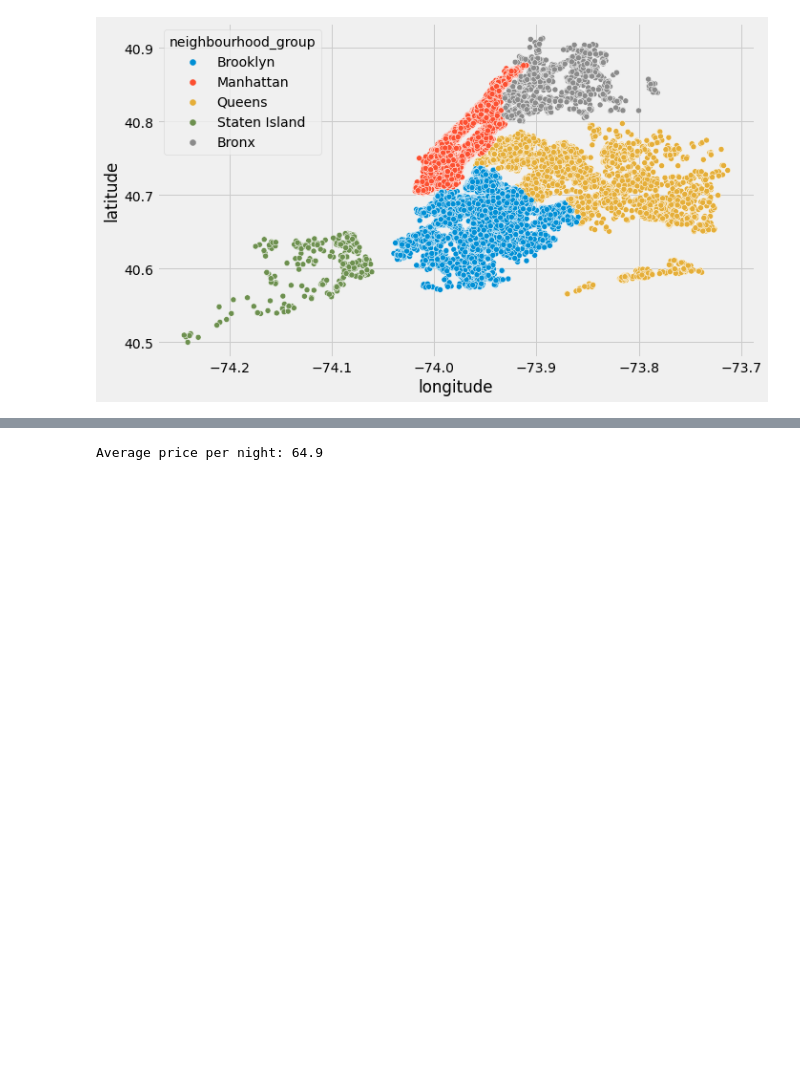
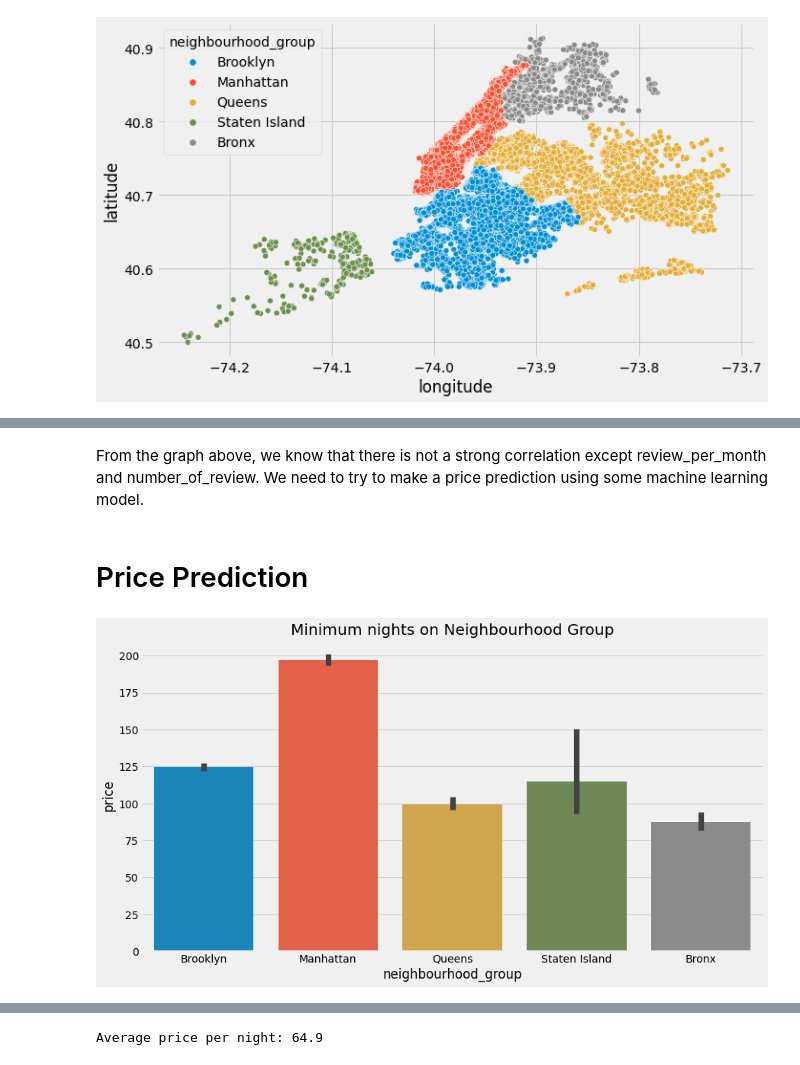
Before and after one commit to Deeksha-Data-Scientist/Airbnb-Bookings-Analysis, a Jupyter notebook: Airbnb_Bookings_Analysis_Capstone_Project.ipynb, the cells around one changed output, grey strips where cells are left out. Drawn from its saved outputs; the diff is of its cells as text; code cells hidden in the pictures; blank space fills up the shorter version.

```diff
--- a/Airbnb_Bookings_Analysis_Capstone_Project.ipynb
+++ b/Airbnb_Bookings_Analysis_Capstone_Project.ipynb
@@ -407,0 +402,12 @@ plt.ioff()
+# %% [markdown]
+From the graph above, we know that there is not a strong correlation except review_per_month and number_of_review.
+We need to try to make a price prediction using some machine learning model.
+# %% [markdown]
+# Price Prediction
+# %%
+plt.figure(figsize=(13,7))
+plt.title("Minimum nights on Neighbourhood Group")
+sns.barplot(x=df.neighbourhood_group, y=df.price)
+plt.show()
+# %% [output]
+[figure, added]
```
Also changed, not shown: parts of 29 cells of this notebook.
